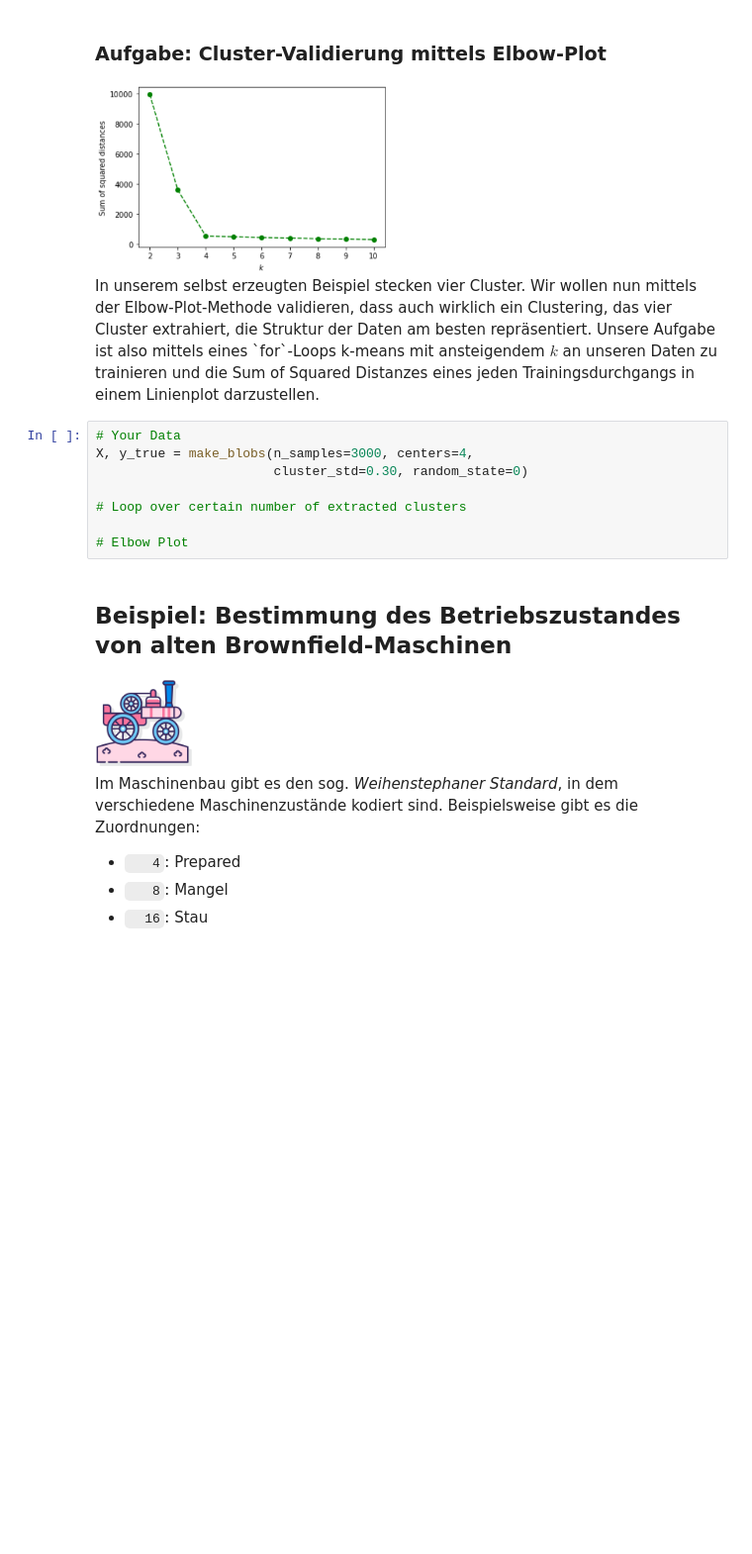
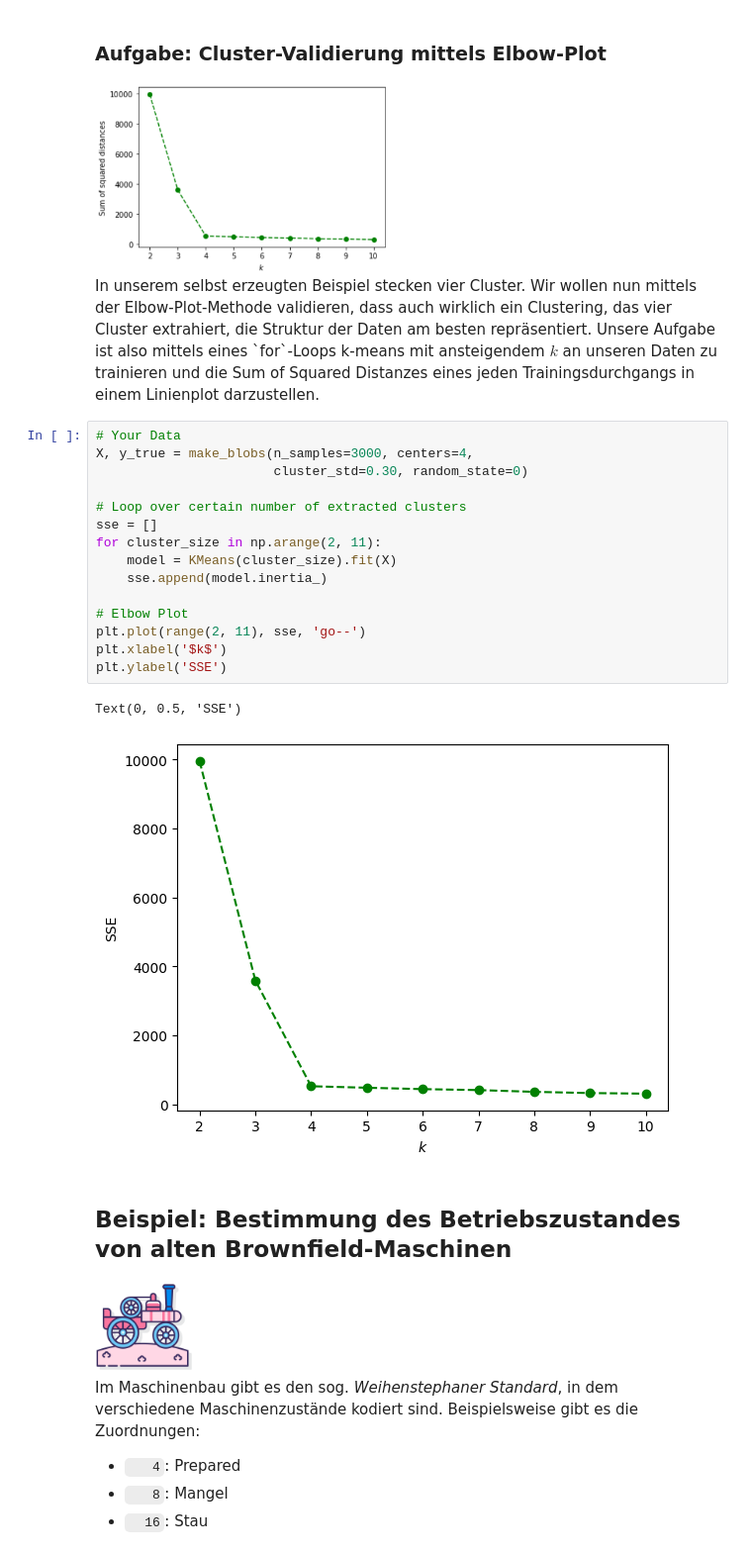
Before and after one commit to Oberfeldwedler/predictive_maintenance, a Jupyter notebook: 04_modeling_clustering/code/examples/edited/04_modeling_clustering_examples_wo_sol.ipynb, the cells around one changed output. Shown at 99% size. Saved outputs shown, nothing was run; the diff lists cells and outputs as text; blank space fills up the shorter version.

```diff
--- a/04_modeling_clustering/code/examples/edited/04_modeling_clustering_examples_wo_sol.ipynb
+++ b/04_modeling_clustering/code/examples/edited/04_modeling_clustering_examples_wo_sol.ipynb
@@ -100,11 +100,21 @@ In unserem selbst erzeugten Beispiel stecken vier Cluster. Wir wollen nun mittel
 # %%
 # Your Data
 X, y_true = make_blobs(n_samples=3000, centers=4,
                        cluster_std=0.30, random_state=0)
 
 # Loop over certain number of extracted clusters
+sse = []
+for cluster_size in np.arange(2, 11):
+    model = KMeans(cluster_size).fit(X)
+    sse.append(model.inertia_)
 
 # Elbow Plot
+plt.plot(range(2, 11), sse, 'go--')
+plt.xlabel('$k$')
+plt.ylabel('SSE')
+# %% [output]
+Text(0, 0.5, 'SSE')
+[figure, added]
 # %% [markdown]
 ## Beispiel: Bestimmung des Betriebszustandes von alten Brownfield-Maschinen
 
```
Also changed, not shown: parts of 7 cells of this notebook, 12 other files.
